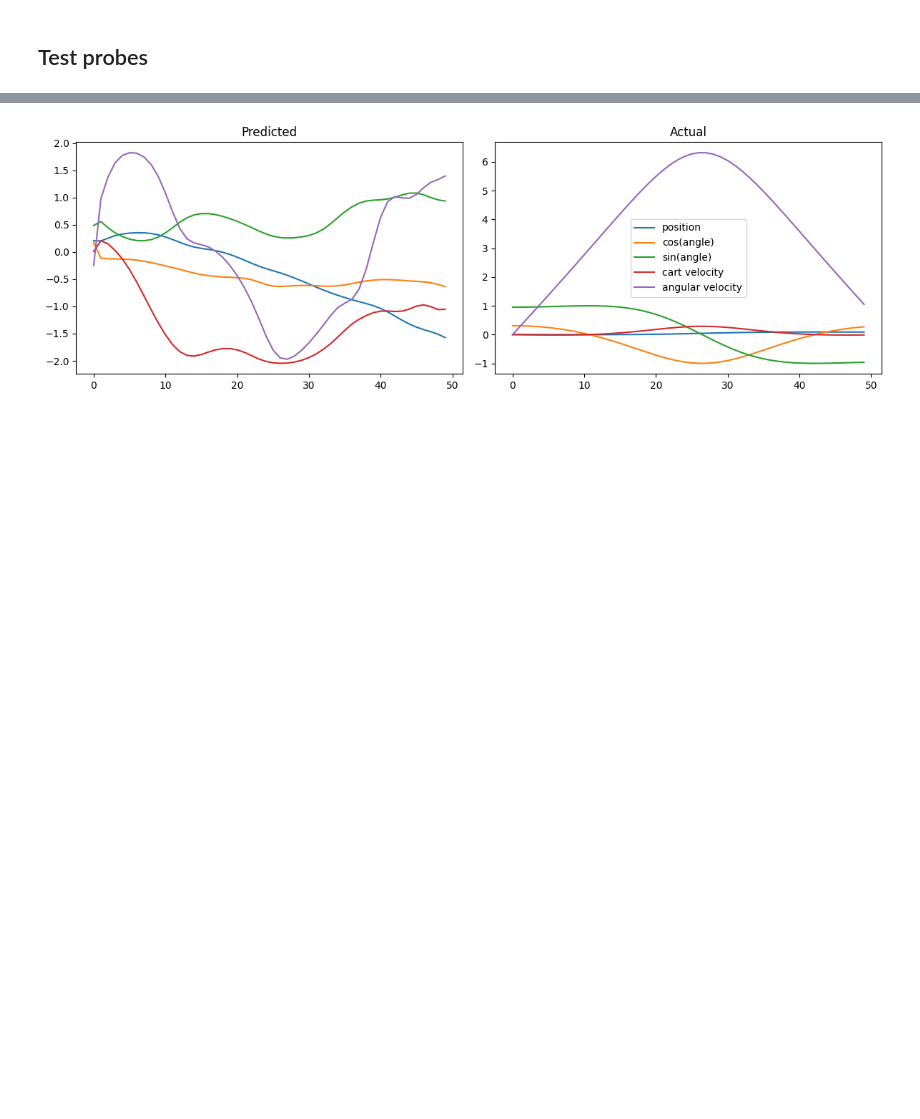
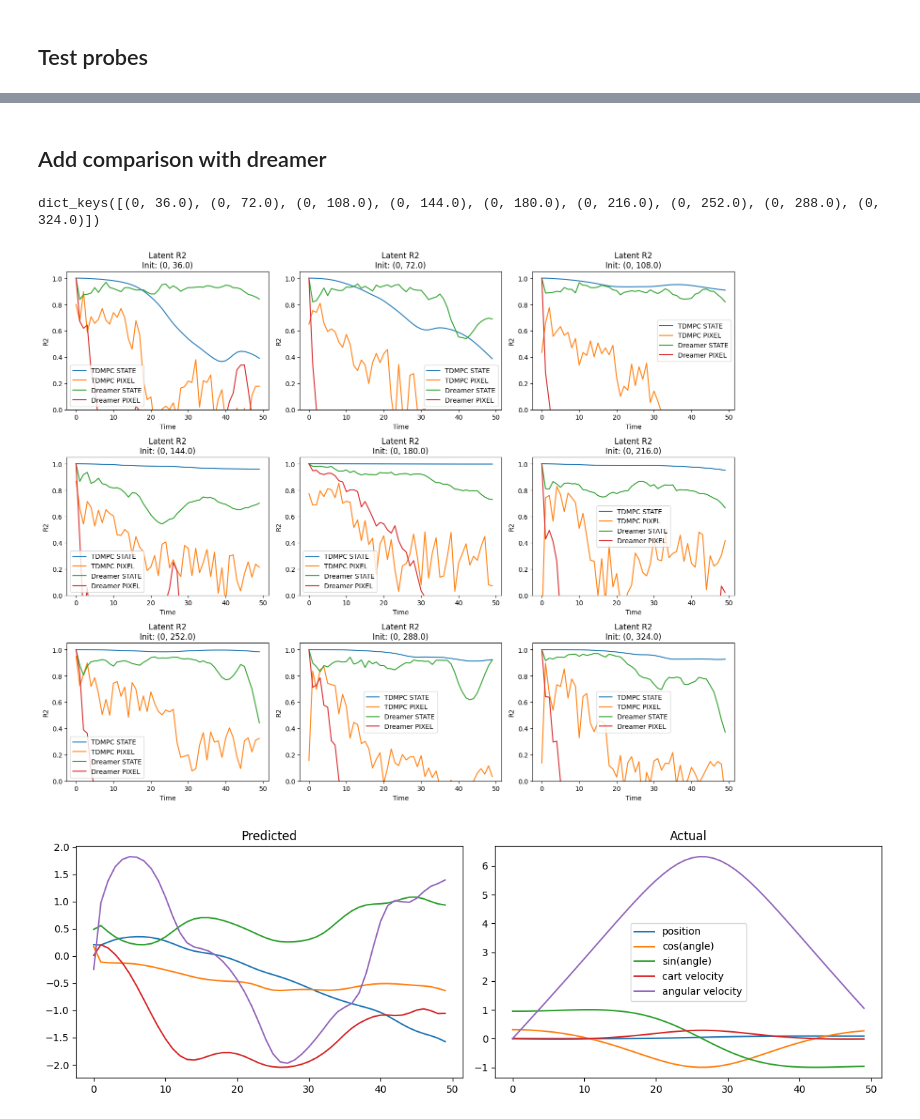
Before and after one commit to dynamical-inference/tdmpc2, a Jupyter notebook: analysis/26-01-19-analysis_dynamics_model_state_vs_pixel.ipynb, the cells around one changed output, grey strips where cells are left out. Saved outputs shown, nothing was run; the diff lists cells and outputs as text; code cells hidden in the pictures; blank space fills up the shorter version.

Commit message:
add compairoson with dreamer

```diff
--- a/analysis/26-01-19-analysis_dynamics_model_state_vs_pixel.ipynb
+++ b/analysis/26-01-19-analysis_dynamics_model_state_vs_pixel.ipynb
@@ -750,3 +782,51 @@ plt.show()
+# %% [markdown]
+## Add comparison with dreamer
+# %%
+import pickle
+
+dreamer_results_path = "/home/hgf_hmgu/hgf_gib4562/tdmpc2/analysis/results_dynamics/results_dreamer_dynamics_state.pkl"
+with open(dreamer_results_path, "rb") as f:
+    results_dreamer_state = pickle.load(f)
+
+dreamer_pixel_results_path = "/home/hgf_hmgu/hgf_gib4562/tdmpc2/analysis/results_dynamics/results_dreamer_dynamics_pixel.pkl"
+with open(dreamer_pixel_results_path, "rb") as f:
+    results_dreamer_pixel = pickle.load(f)
+# %%
+results_dreamer_state.keys()
+# %% [output]
+dict_keys([(0, 36.0), (0, 72.0), (0, 108.0), (0, 144.0), (0, 180.0), (0, 216.0), (0, 252.0), (0, 288.0), (0, 324.0)])
+# %%
+# Plot all initial condition R2 curves, 3 plots per row in a grid
+initial_conditions = sorted(results_state.keys())
+n_conds = len(initial_conditions)
+ncols = 3
+nrows = (n_conds + ncols - 1) // ncols
+
+fig, axes = plt.subplots(nrows, ncols, figsize=(ncols * 5, nrows * 4))
+axes = axes.flatten()
+
+for i, cond in enumerate(initial_conditions):
+    ax = axes[i]
+    ax.plot(results_state[cond]['r2_latent_per_time'][:50], label='TDMPC STATE')
+    ax.plot(results_rgb[cond]['r2_latent_per_time'][:50], label='TDMPC PIXEL')
+    ax.plot(results_dreamer_state[cond]['r2_latent_per_time_stoch'][:50],
+            label='Dreamer STATE')
+    ax.plot(results_dreamer_pixel[cond]['r2_latent_per_time_stoch'][:50],
+            label='Dreamer PIXEL')
+    ax.set_title(f'Latent R2\nInit: {cond}')
+    ax.set_xlabel('Time')
+    ax.set_ylabel('R2')
+    ax.set_ylim(0, 1.05)
+    ax.legend()
+
+# Hide any unused subplots
+for j in range(i + 1, len(axes)):
+    axes[j].axis('off')
+
+plt.tight_layout()
+plt.show()
+# %% [output]
+[figure, added]
 # %%
 # _ = reconstruct_cartpole_dmcontrol(
 #     results[(0, 324)]['obs_true'],
```
Also changed, not shown: parts of 13 cells of this notebook.
